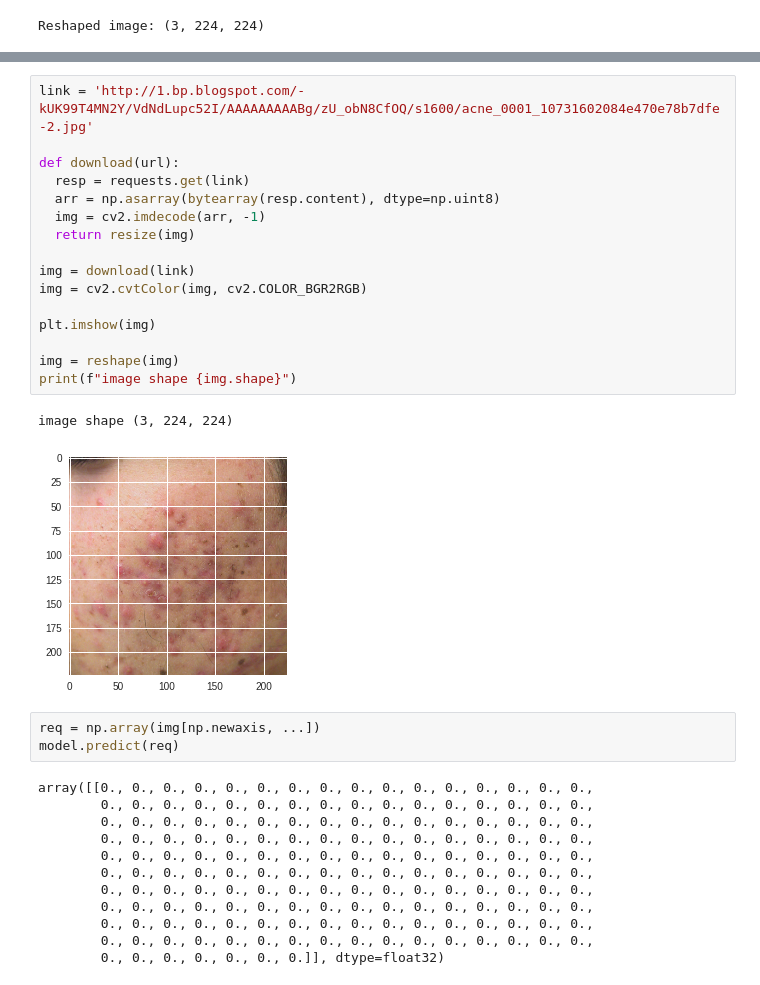
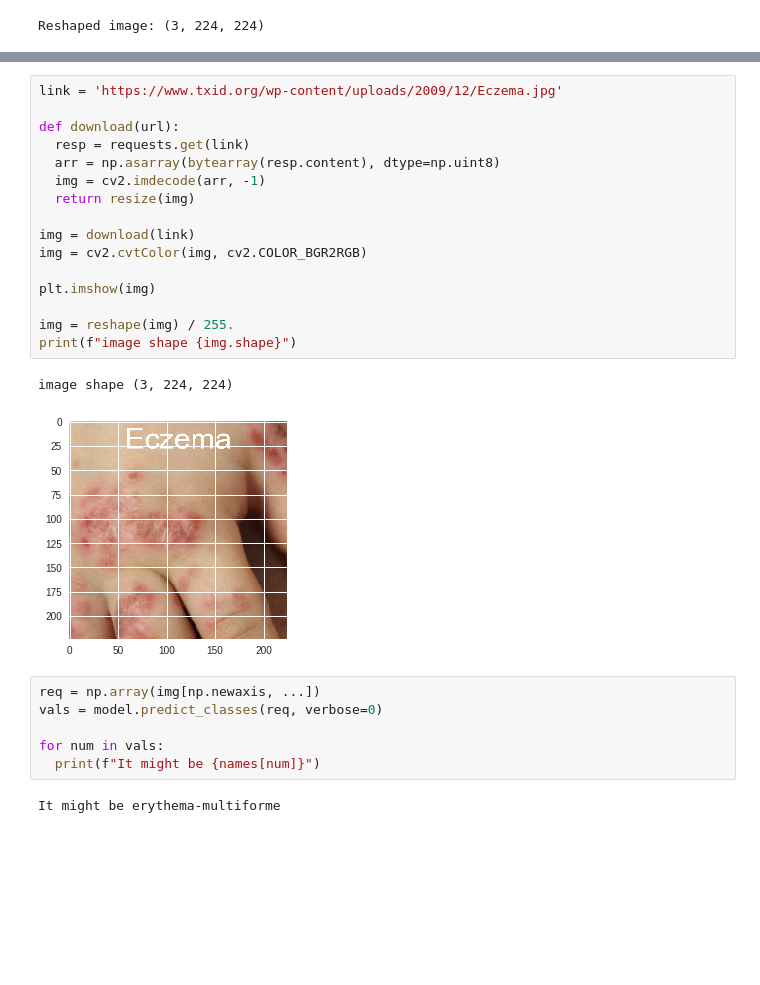
Before and after one commit to andreinechaev/Dermotology_CNN, a Jupyter notebook: SkinScanner.ipynb, the cells around one changed output, grey strips where cells are left out. Drawn from its saved outputs; the diff is of its cells as text; blank space fills up the shorter version.

```diff
--- a/SkinScanner.ipynb
+++ b/SkinScanner.ipynb
@@ -257,34 +253,27 @@ Epoch 50/50
 # %%
-link = 'http://1.bp.blogspot.com/-kUK99T4MN2Y/VdNdLupc52I/AAAAAAAAABg/zU_obN8CfOQ/s1600/acne_0001_10731602084e470e78b7dfe-2.jpg'
+link = 'https://www.txid.org/wp-content/uploads/2009/12/Eczema.jpg'
 
 def download(url):
   resp = requests.get(link)
   arr = np.asarray(bytearray(resp.content), dtype=np.uint8)
   img = cv2.imdecode(arr, -1)
   return resize(img)
 
 img = download(link)
 img = cv2.cvtColor(img, cv2.COLOR_BGR2RGB)
 
 plt.imshow(img)
 
-img = reshape(img)
+img = reshape(img) / 255.
 print(f"image shape {img.shape}")
 # %% [output]
 image shape (3, 224, 224)
-[figure, old version]
+[figure, new version]
 # %%
 req = np.array(img[np.newaxis, ...])
-model.predict(req)
+vals = model.predict_classes(req, verbose=0)
+
+for num in vals:
+  print(f"It might be {names[num]}")
 # %% [output]
-array([[0., 0., 0., 0., 0., 0., 0., 0., 0., 0., 0., 0., 0., 0., 0., 0.,
-        0., 0., 0., 0., 0., 0., 0., 0., 0., 0., 0., 0., 0., 0., 0., 0.,
-        0., 0., 0., 0., 0., 0., 0., 0., 0., 0., 0., 0., 0., 0., 0., 0.,
-        0., 0., 0., 0., 0., 0., 0., 0., 0., 0., 0., 0., 0., 0., 0., 0.,
-        0., 0., 0., 0., 0., 0., 0., 0., 0., 0., 0., 0., 0., 0., 0., 0.,
-        0., 0., 0., 0., 0., 0., 0., 0., 0., 0., 0., 0., 0., 0., 0., 0.,
-        0., 0., 0., 0., 0., 0., 0., 0., 0., 0., 0., 0., 0., 0., 0., 0.,
-        0., 0., 0., 0., 0., 0., 0., 0., 0., 0., 0., 0., 0., 0., 0., 0.,
-        0., 0., 0., 0., 0., 0., 0., 0., 0., 0., 0., 0., 0., 0., 0., 0.,
-        0., 0., 0., 0., 0., 0., 0., 0., 0., 0., 0., 0., 0., 0., 0., 0.,
-        0., 0., 0., 0., 0., 0., 0.]], dtype=float32)
+It might be erythema-multiforme
```
Also changed, not shown: parts of 1 cell of this notebook.
